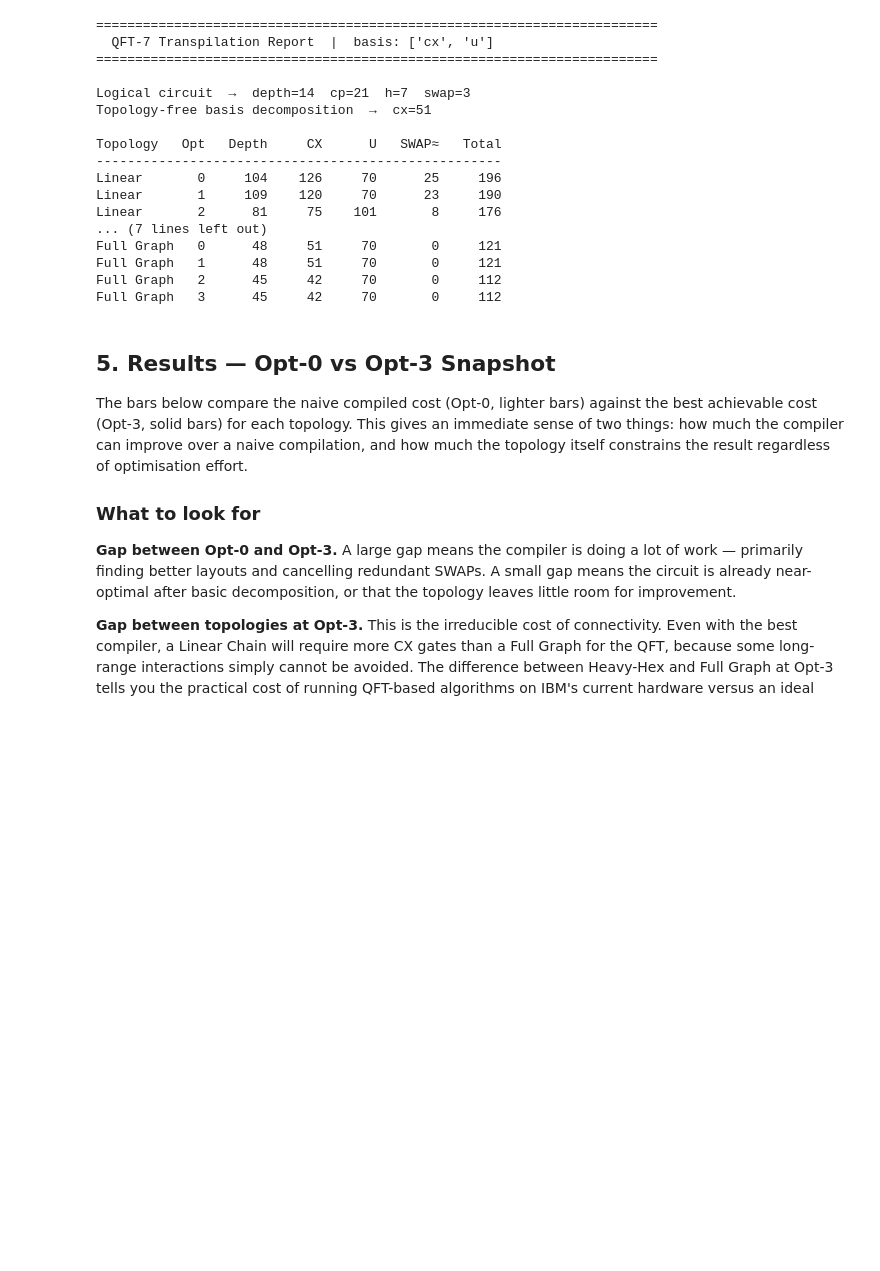
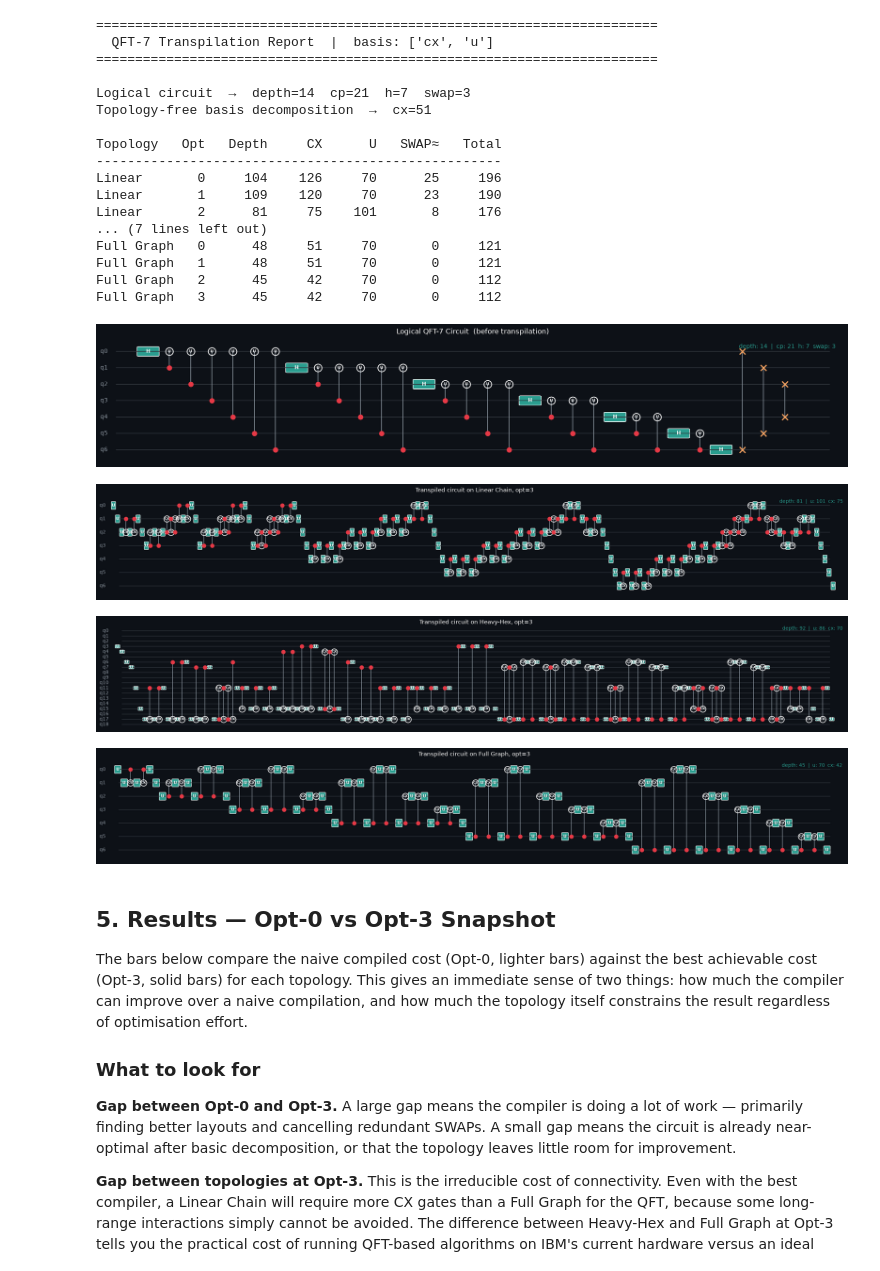
Before and after one commit to ashleyspagnoli/QC, a Jupyter notebook: project/QC_project.ipynb, the cells around one changed output. Saved outputs shown, nothing was run; the diff lists cells and outputs as text; code cells hidden in the pictures; blank space fills up the shorter version.

Commit message:
transpiled circuits

```diff
--- a/project/QC_project.ipynb
+++ b/project/QC_project.ipynb
@@ -177,6 +177,20 @@ Full Graph   0      48     51     70       0     121
 Full Graph   1      48     51     70       0     121
 Full Graph   2      45     42     70       0     112
 Full Graph   3      45     42     70       0     112
+# %%
+fig = plot_logical_circuit(N_QUBITS, logical)
+plt.show()
+
+for topology_name in ["Linear Chain", "Heavy-Hex", "Full Graph"]:
+  tc = results[topology_name][3]["circuit"]
+  fig = plot_logical_circuit(tc.num_qubits, tc)
+  fig.axes[0].set_title(f"Transpiled circuit on {topology_name}, opt=3", color="white")
+  plt.show()
+# %% [output]
+[figure, added]
+[figure, added]
+[figure, added]
+[figure, added]
 # %% [markdown]
 ## 5. Results — Opt-0 vs Opt-3 Snapshot
 
```
Also changed, not shown: parts of 6 cells of this notebook.
